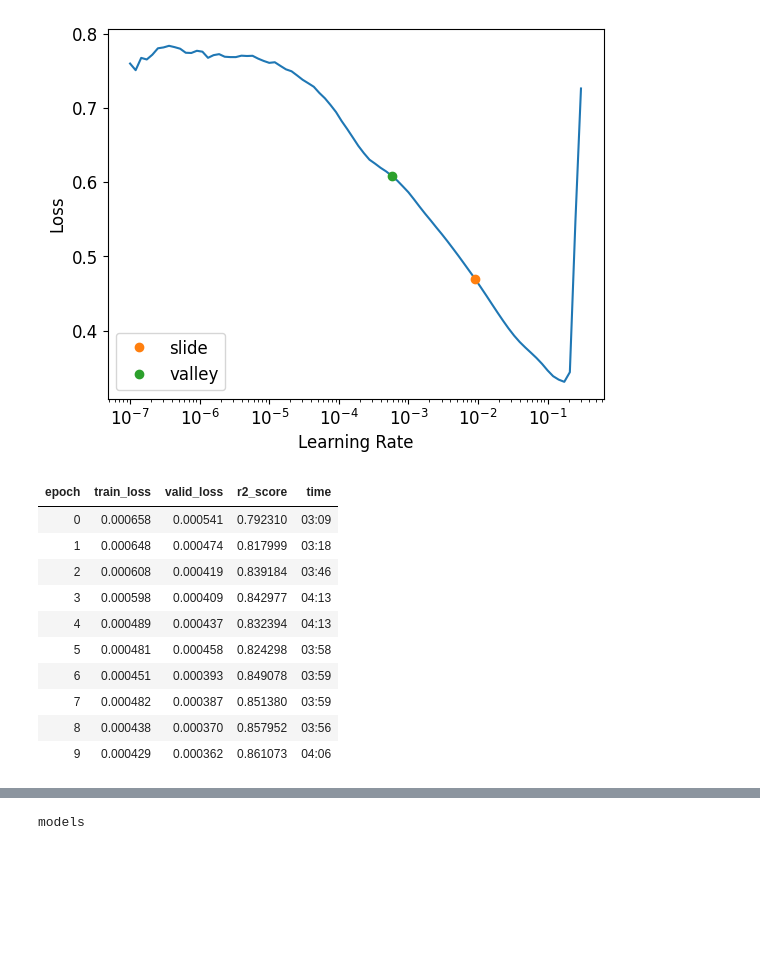
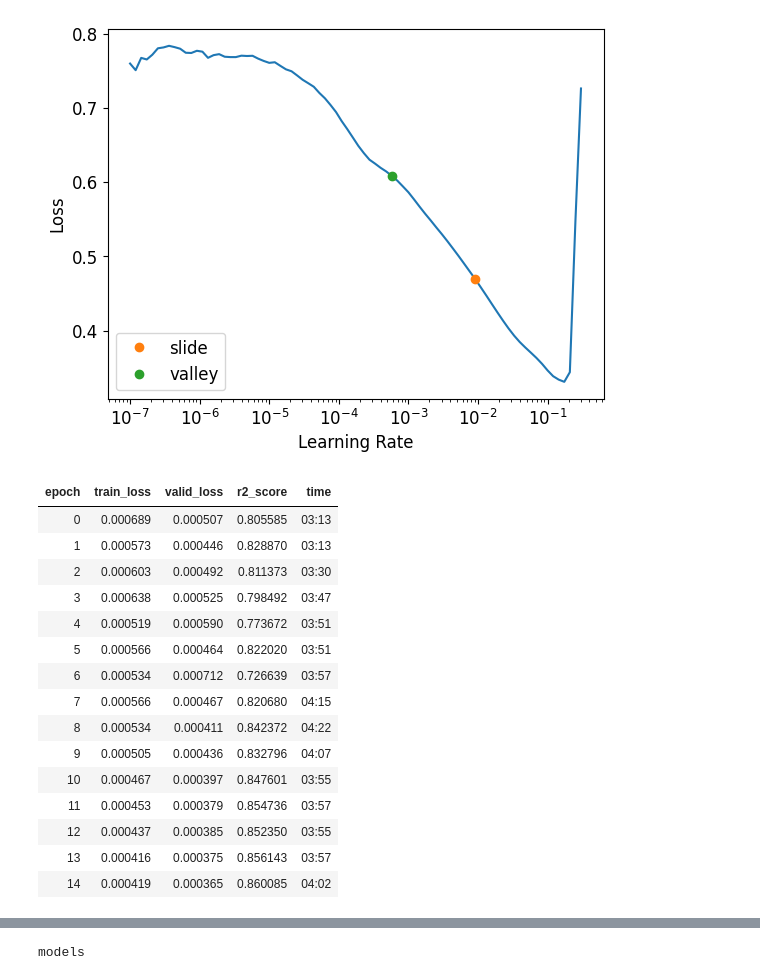
Before and after one commit to rubanzasilva/flood_prediction, a Jupyter notebook: s04e05-fastai.ipynb, the cells around one changed output, grey strips where cells are left out. Saved outputs shown, nothing was run; the diff lists cells and outputs as text; code cells hidden in the pictures; blank space fills up the shorter version.

```diff
--- a/s04e05-fastai.ipynb
+++ b/s04e05-fastai.ipynb
@@ -178,16 +194,21 @@ SuggestedLRs(slide=0.009120108559727669, valley=0.0005754399462603033)
 [figure]
 # %%
 %%time
-learn.fit_one_cycle(10,0.02)
+learn.fit_one_cycle(15,0.02)
 # %% [output]
 | epoch | train_loss | valid_loss | r2_score | time |
-| 0 | 0.000658 | 0.000541 | 0.792310 | 03:09 |
-| 1 | 0.000648 | 0.000474 | 0.817999 | 03:18 |
-| 2 | 0.000608 | 0.000419 | 0.839184 | 03:46 |
-| 3 | 0.000598 | 0.000409 | 0.842977 | 04:13 |
-| 4 | 0.000489 | 0.000437 | 0.832394 | 04:13 |
-| 5 | 0.000481 | 0.000458 | 0.824298 | 03:58 |
-| 6 | 0.000451 | 0.000393 | 0.849078 | 03:59 |
-| 7 | 0.000482 | 0.000387 | 0.851380 | 03:59 |
-| 8 | 0.000438 | 0.000370 | 0.857952 | 03:56 |
-| 9 | 0.000429 | 0.000362 | 0.861073 | 04:06 |
+| 0 | 0.000689 | 0.000507 | 0.805585 | 03:13 |
+| 1 | 0.000573 | 0.000446 | 0.828870 | 03:13 |
+| 2 | 0.000603 | 0.000492 | 0.811373 | 03:30 |
+| 3 | 0.000638 | 0.000525 | 0.798492 | 03:47 |
+| 4 | 0.000519 | 0.000590 | 0.773672 | 03:51 |
+| 5 | 0.000566 | 0.000464 | 0.822020 | 03:51 |
+| 6 | 0.000534 | 0.000712 | 0.726639 | 03:57 |
+| 7 | 0.000566 | 0.000467 | 0.820680 | 04:15 |
+| 8 | 0.000534 | 0.000411 | 0.842372 | 04:22 |
+| 9 | 0.000505 | 0.000436 | 0.832796 | 04:07 |
+| 10 | 0.000467 | 0.000397 | 0.847601 | 03:55 |
+| 11 | 0.000453 | 0.000379 | 0.854736 | 03:57 |
+| 12 | 0.000437 | 0.000385 | 0.852350 | 03:55 |
+| 13 | 0.000416 | 0.000375 | 0.856143 | 03:57 |
+| 14 | 0.000419 | 0.000365 | 0.860085 | 04:02 |
```
Also changed, not shown: parts of 28 cells of this notebook.
